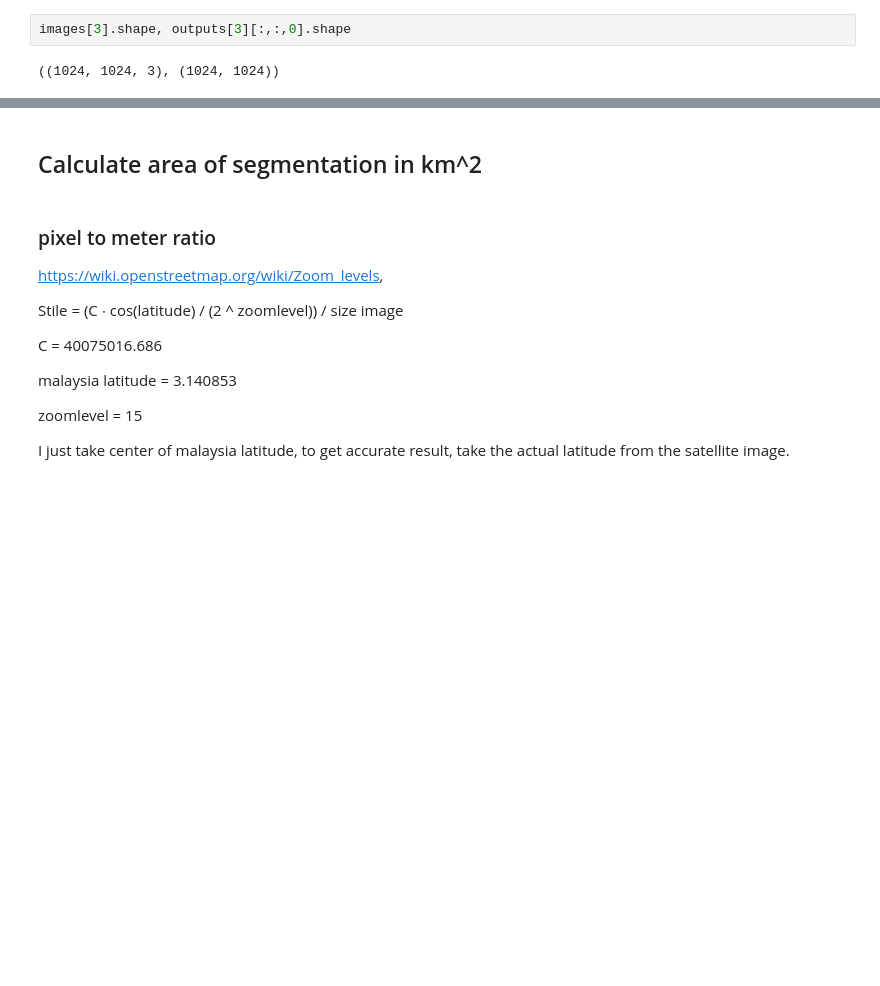
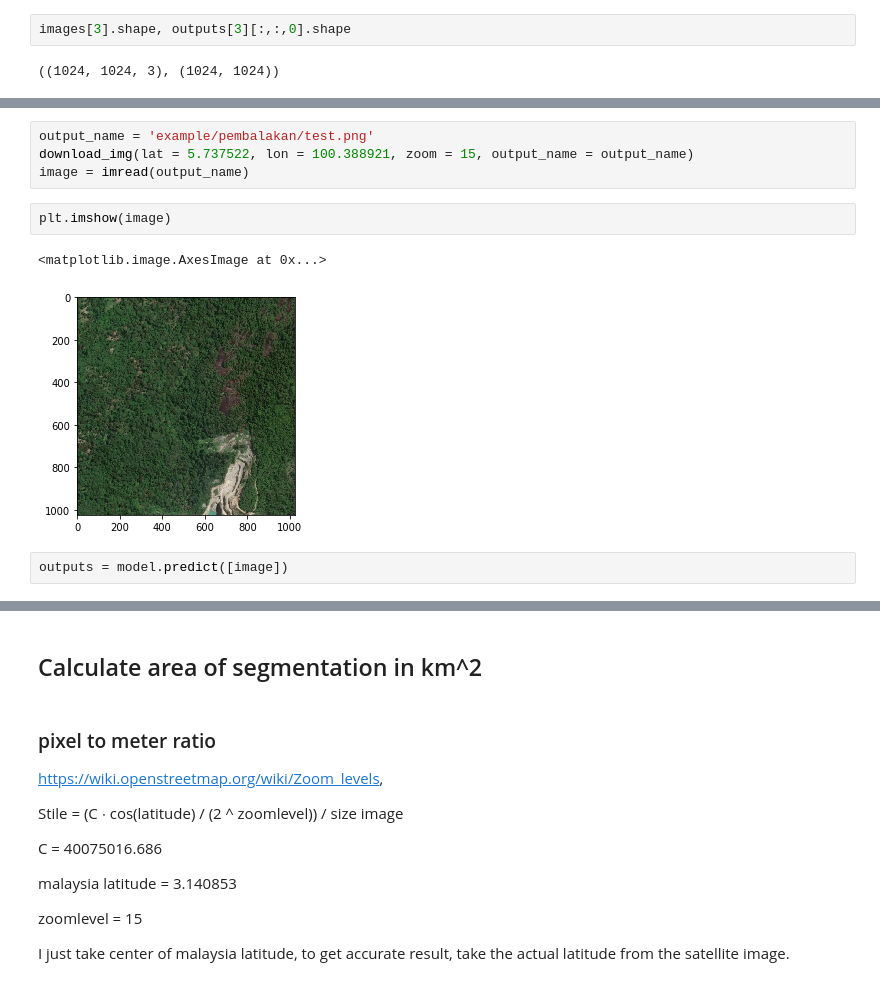
Before and after one commit to junaidqazi/projects-1, a Jupyter notebook: docs/load-pembalakan.ipynb, the cells around one changed output, grey strips where cells are left out. Saved outputs shown, nothing was run; the diff lists cells and outputs as text; blank space fills up the shorter version.

```diff
--- a/docs/load-pembalakan.ipynb
+++ b/docs/load-pembalakan.ipynb
@@ -134,0 +164,11 @@ images[3].shape, outputs[3][:,:,0].shape
+# %%
+output_name = 'example/pembalakan/test.png'
+download_img(lat = 5.737522, lon = 100.388921, zoom = 15, output_name = output_name)
+image = imread(output_name)
+# %%
+plt.imshow(image)
+# %% [output]
+<matplotlib.image.AxesImage at 0x...>
+[figure, added]
+# %%
+outputs = model.predict([image])
```
Also changed, not shown: parts of 11 cells of this notebook, 20 other files.
